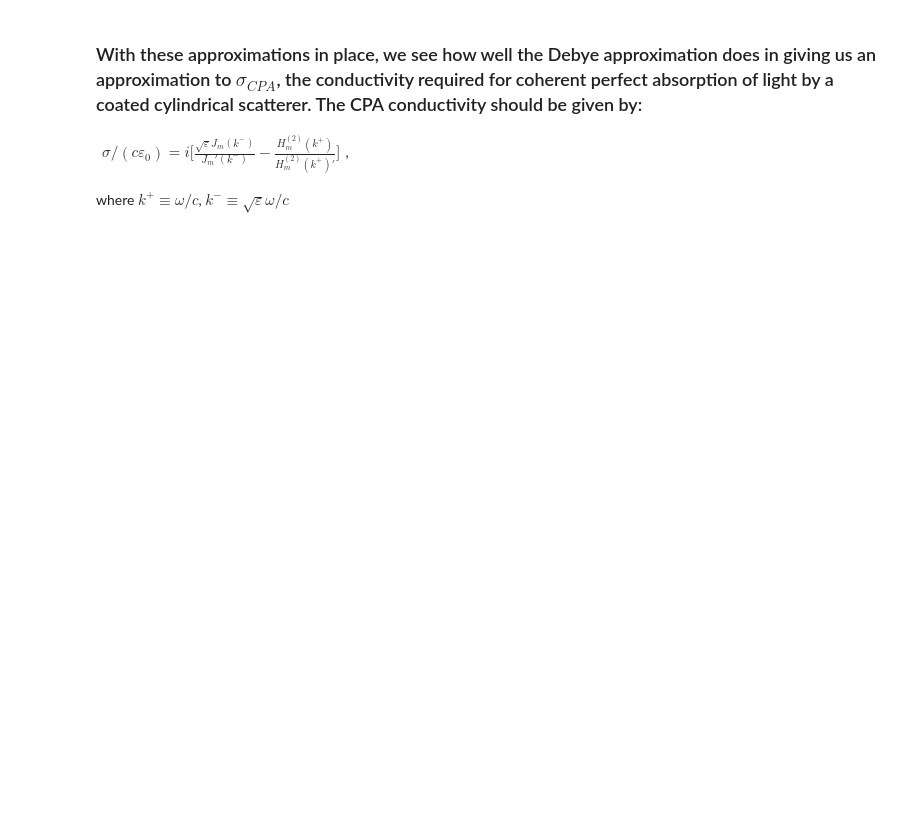
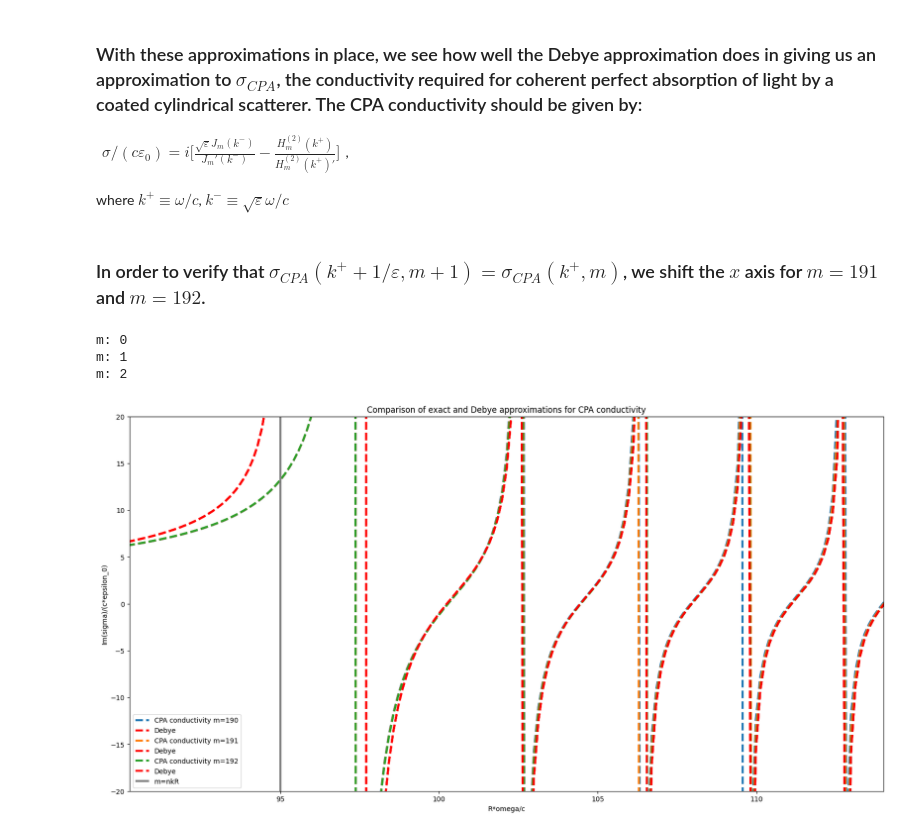
Before and after one commit to AliGhorashiCMT/Coherent-Perfect-Absorption, a Jupyter notebook: cylinders/Debye Approximation (Whispering Gallery Modes).ipynb, the cells around one changed output. Saved outputs shown, nothing was run; the diff lists cells and outputs as text; code cells hidden in the pictures; blank space fills up the shorter version.

```diff
--- a/cylinders/Debye Approximation (Whispering Gallery Modes).ipynb
+++ b/cylinders/Debye Approximation (Whispering Gallery Modes).ipynb
@@ -128,9 +135,43 @@ $\begin{align*}
 \end{align*}$,
 
 where $k^+\equiv \omega/c$, $k^-\equiv \sqrt{\varepsilon}\omega/c$
+# %% [markdown]
+### In order to verify that $\sigma_{CPA}(k^++1/\varepsilon, m+1)=\sigma_{CPA}(k^+, m)$, we shift the $x$ axis for $m=191$ and $m=192$.
 # %%
-epsilon = 2.1
+epsilon = 4
 index = sqrt(epsilon)
-m = 190
-x = linspace(120, 200, M)
-y = x * index # epsilonkR in the cylinder
+m_v = [190, 191, 192]
+m_initial = m_v[0]
+sigma_debye_v = []
+sigmas_exact_v = []
+
+x_initial = linspace(0.5*m_initial/index, m_initial, M)
+for (m_idx, m) in enumerate(m_v):
+    print(f"m: {m-m_initial}")
+    x = linspace(0.5*m_initial/index+(m-m_initial)/index, m_initial+(m-m_initial)/index, M)
+    y = x * index # epsilonkR in the cylinder
+    jv_y_approx = j_nu_approximation(y, m) # Approximation for j_nu inside the sphere
+    jv_x_approx = j_nu_approximation(x, m) # Approximation for j_nu outside the sphere
+    yv_x_approx = y_nu_approximation(x, m) # Approximation of y_nu outside of the sphere
+
+    jv_y_prime_approx = j_nu_prime_approximation_closed_form(y, m) # Approximation for the derivative of j_nu inside the sphere
+    jv_x_prime_approx = j_nu_prime_approximation_closed_form(x, m) # Approximation for the derivative of j_nu outside the sphere
+    yv_x_prime_approx = y_nu_prime_approximation_closed_form(x, m) # Approximation for the derivative of y_nu outside the sphere
+    sigma_debye = 1j*(index*jv_y_approx/jv_y_prime_approx - (jv_x_approx - 1j*yv_x_approx)/(jv_x_prime_approx - 1j*yv_x_prime_approx))
+    sigma_debye_v.append(sigma_debye)
+
+    y_x = yv(m, x);
+    j_yprime = jvp(m, y);
+    j_xprime = jvp(m, x);
+    j_x = jv(m, x);
+    j_y = jv(m, y)
+    y_xprime = yvp(m, x)
+    prefac = 1/(j_yprime*(j_xprime**2+y_xprime**2))
+    mat = np.array([[y_xprime, j_xprime], [-j_xprime, y_xprime]])
+    vec = np.array([j_x*j_yprime-index*j_xprime*j_y, index*j_y*y_xprime-y_x*j_yprime])
+    sigmas_exact = prefac * np.einsum("ijk, jk -> ik", mat, vec)
+    sigmas_exact_v.append(sigmas_exact)
+# %% [output]
+m: 0
+m: 1
+m: 2
@@ -158,2 +178,17 @@ sigmas_exact = prefac * np.einsum("ijk, jk -> ik", mat, vec)
+# %%
+fig, ax = plt.subplots(figsize=(20, 10))
+
+for (m_idx, m) in enumerate(m_v):
+    ax.plot(x_initial, sigmas_exact_v[m_idx][1, :], linestyle="dashed", linewidth=3, label=f"CPA conductivity m={m}")
+    ax.plot(x_initial, sigma_debye.imag, color="red", linestyle="dashed", linewidth=3, label="Debye")
+    ax.set_ylim(-20, 20)
+    ax.set_title("Comparison of exact and Debye approximations for CPA conductivity");
+    ax.set_ylabel("Im(sigma)/(c*epsilon_0)");
+    ax.set_xlim(0.95*m_initial/sqrt(epsilon), 1.2*m_initial/sqrt(epsilon))
+    ax.set_xlabel("R*omega/c");
+ax.vlines([m_initial/sqrt(epsilon)], -100, 100, color="Grey", linewidth=3, label="m=nkR");
+ax.legend();
+# %% [output]
+[figure, added]
 # %%
 fig, ax = plt.subplots(figsize=(20, 10))
```
Also changed, not shown: parts of 13 cells of this notebook.
